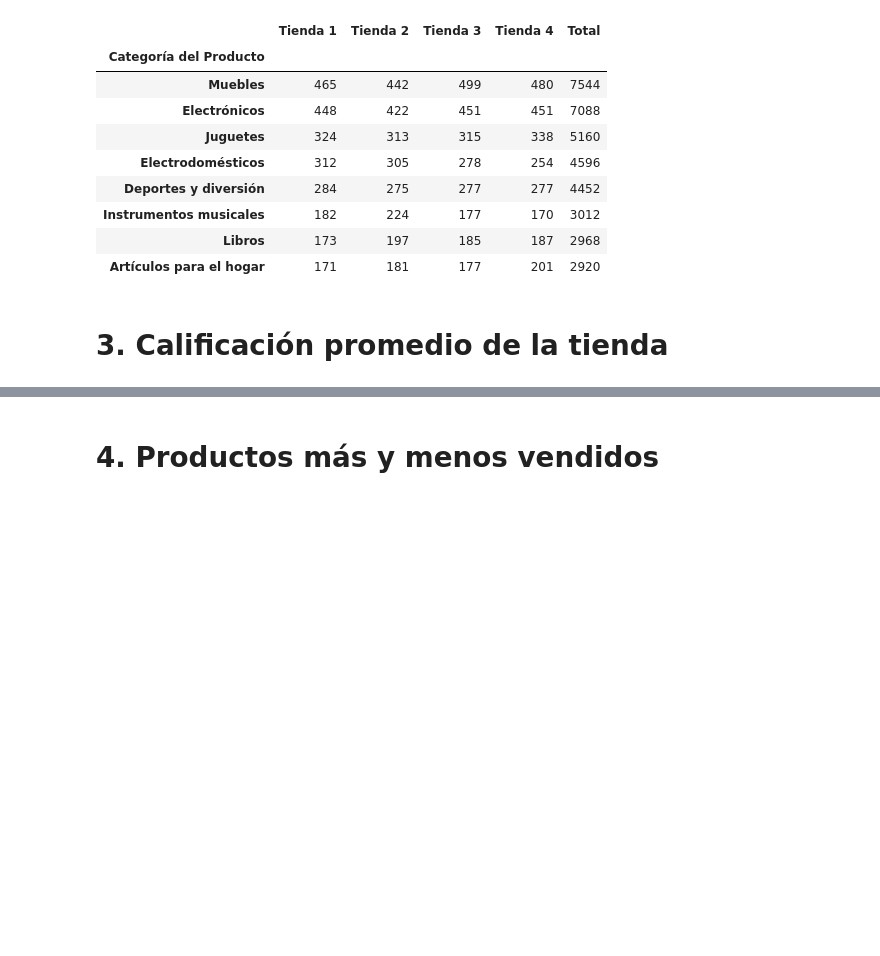
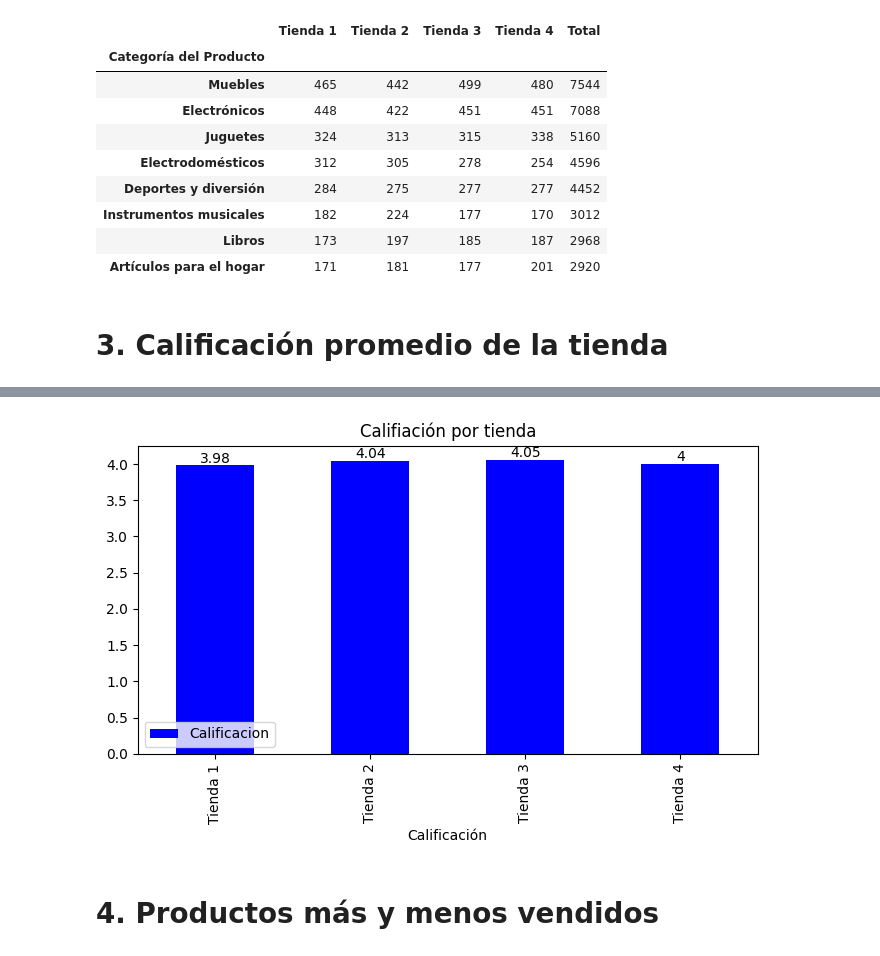
Before and after one commit to MCCoronel12/Challege_Alura, a Jupyter notebook: AluraStoreLatam.ipynb, the cells around one changed output, grey strips where cells are left out. Drawn from its saved outputs; the diff is of its cells as text; code cells hidden in the pictures; blank space fills up the shorter version.

Commit message:
Se hace el analisis de Calificacion por tienda

```diff
--- a/AluraStoreLatam.ipynb
+++ b/AluraStoreLatam.ipynb
@@ -281,0 +288,10 @@ df_ventas_categorias
+# %%
+cal_t1 = tienda['Calificación'].mean()
+cal_t2 = tienda2['Calificación'].mean()
+cal_t3 = tienda3['Calificación'].mean()
+cal_t4 = tienda4['Calificación'].mean()
+df_cal = pd.DataFrame({
+    "Tienda": ["Tienda 1","Tienda 2","Tienda 3","Tienda 4"],
+    "Calificacion": [cal_t1,cal_t2,cal_t3,cal_t4]
+}).set_index("Tienda")
+df_cal["Calificacion"] = df_cal["Calificacion"].round(2)
@@ -282,3 +307,11 @@ df_ventas_categorias
+# %%
+cx = df_cal.plot(kind= "bar",figsize = (8,4), color = "blue")
+cx.set_xlabel("Calificación")
+cx.set_title("Califiación por tienda")
+cx.bar_label(cx.containers[0])
+plt.show()
+# %% [output]
+[figure, added]
 # %% [markdown]
 # 4. Productos más y menos vendidos
 # %% [markdown]
```
Also changed, not shown: parts of 3 cells of this notebook.
